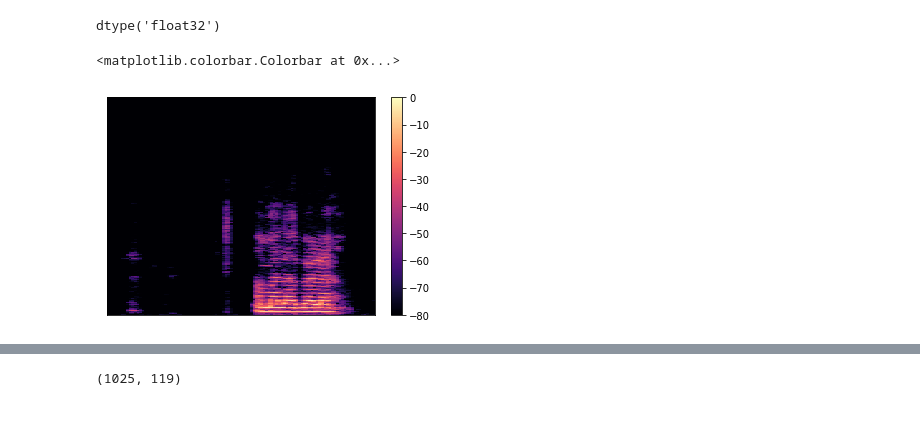
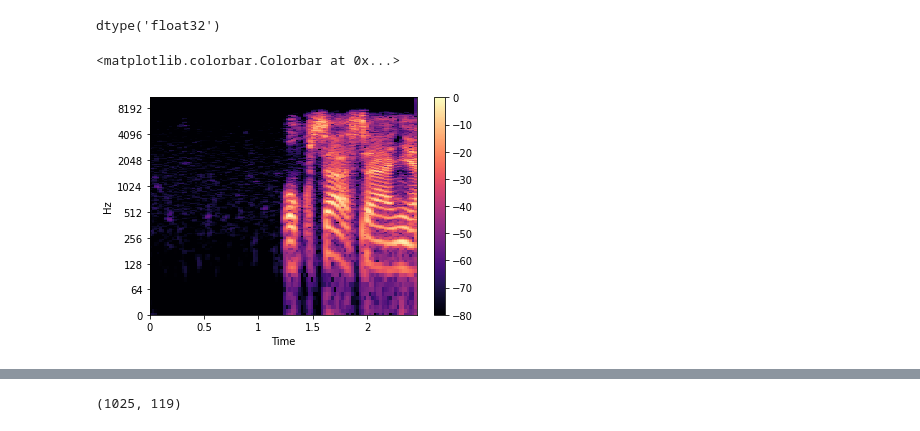
Before and after one commit to steven-mpawulo/KWS_NLP_DeepLearning, a Jupyter notebook: KWS_NLP_.ipynb, the cells around one changed output, grey strips where cells are left out. Saved outputs shown, nothing was run; the diff lists cells and outputs as text; code cells hidden in the pictures.

```diff
--- a/KWS_NLP_.ipynb
+++ b/KWS_NLP_.ipynb
@@ -54,4 +53,4 @@ ipd.Audio(files[30])
 # %% [output]
 [interactive output not drawn]
 # %%
-data, sr = librosa.load(files[30])
+data, sr = librosa.load(files[5])
@@ -114,11 +151,11 @@ s_db.dtype
 dtype('float32')
 # %%
 plt.figure()
-librosa.display.specshow(s_db)
+librosa.display.specshow(s_db, x_axis='time', y_axis='log')
 plt.colorbar()
 # %% [output]
 <matplotlib.colorbar.Colorbar at 0x...>
-[figure, old version]
+[figure, new version]
 # %%
 # audioList = []
 # labelList = []
```
Also changed, not shown: parts of 42 cells of this notebook.
